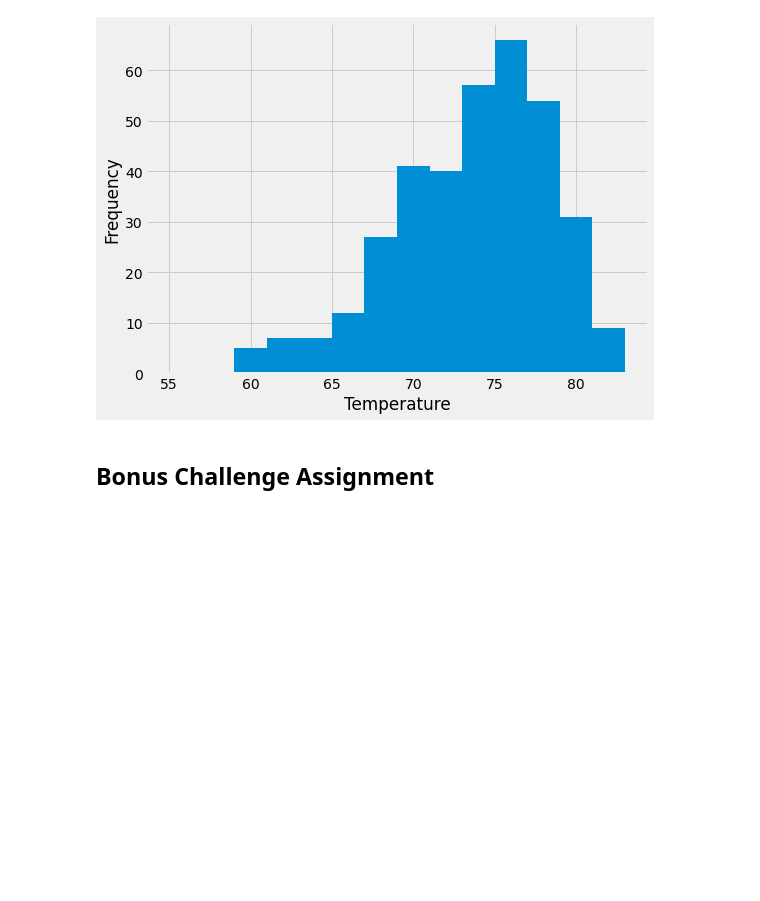
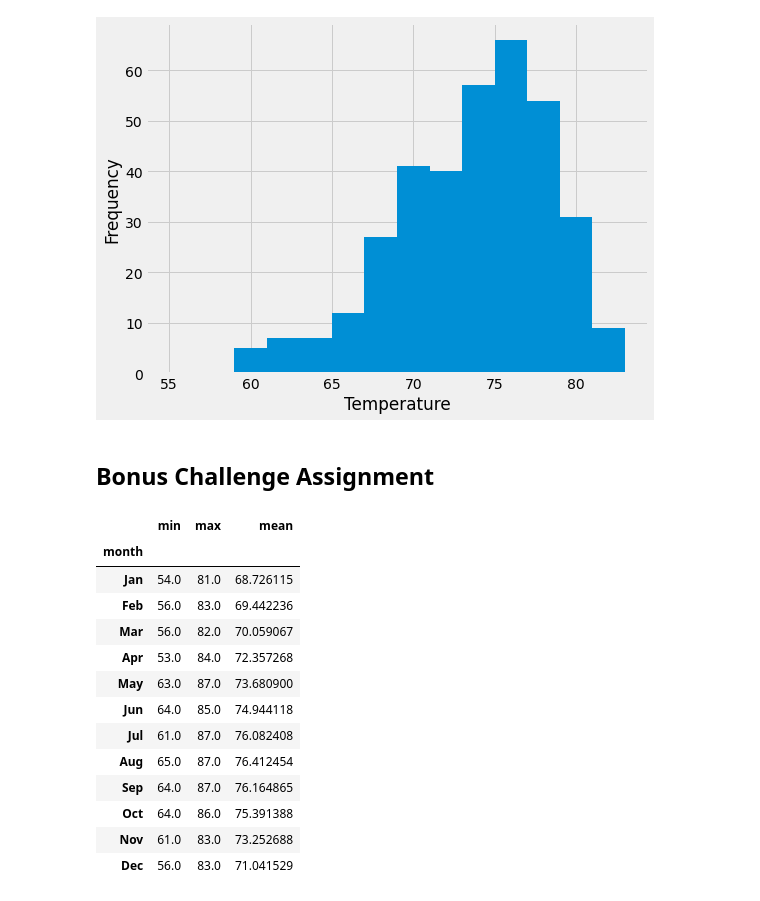
Before and after one commit to travisb98/Climate_Analysis, a Jupyter notebook: climate.ipynb, the cells around one changed output. Drawn from its saved outputs; the diff is of its cells as text; code cells hidden in the pictures; blank space fills up the shorter version.

```diff
--- a/climate.ipynb
+++ b/climate.ipynb
@@ -206,3 +199,59 @@ plt.show()
 [figure]
 # %% [markdown]
 ## Bonus Challenge Assignment
+# %%
+#bonus
+## querys all the date and temperature readings
+monthly_comp_df=pd.DataFrame(session.query(mt.date,mt.tobs).all())
+
+## creates a column with the numeric month
+monthly_comp_df["month_num"]=[i[5:7] for i in monthly_comp_df["date"]]
+
+## finds the mean temp for each month
+monthly_comp_df=monthly_comp_df.groupby("month_num").agg(['min','max','mean'])
+
+## drops the multilevel index
+monthly_comp_df.columns =monthly_comp_df.columns.droplevel()
+
+##rename columns
+monthly_comp_df.rename(columns={
+    'min':'min_temp',
+    'max':'max_temp',
+    'mean':'mean_temp'
+})
+
+
+
+## get or create a dictionary that has numeric month and written month
+
+month_names=['Jan','Feb','Mar','Apr','May','Jun','Jul','Aug','Sep','Oct','Nov','Dec']
+
+# #turns the index from the dataframe into a list
+# month_num_list=monthly_comp_df.index.to_list()
+
+# ### creates a dictionary of numeric months and month abreviations
+# month_switch_dict={month_num_list[x]:month_names[x] for x in range(len(month_names))}
+
+#uses the dictionary to rename the index
+# monthly_comp_df.rename(index=month_switch_dict)
+
+
+monthly_comp_df['month']=month_names
+
+monthly_comp_df.set_index('month',inplace=True)
+monthly_comp_df
+# %% [output]
+|  | min | max | mean |
+| month |  |  |  |
+| Jan | 54.0 | 81.0 | 68.726115 |
+| Feb | 56.0 | 83.0 | 69.442236 |
+| Mar | 56.0 | 82.0 | 70.059067 |
+| Apr | 53.0 | 84.0 | 72.357268 |
+| May | 63.0 | 87.0 | 73.680900 |
+| Jun | 64.0 | 85.0 | 74.944118 |
+| Jul | 61.0 | 87.0 | 76.082408 |
+| Aug | 65.0 | 87.0 | 76.412454 |
+| Sep | 64.0 | 87.0 | 76.164865 |
+| Oct | 64.0 | 86.0 | 75.391388 |
+| Nov | 61.0 | 83.0 | 73.252688 |
+| Dec | 56.0 | 83.0 | 71.041529 |
```
Also changed, not shown: parts of 5 cells of this notebook.
